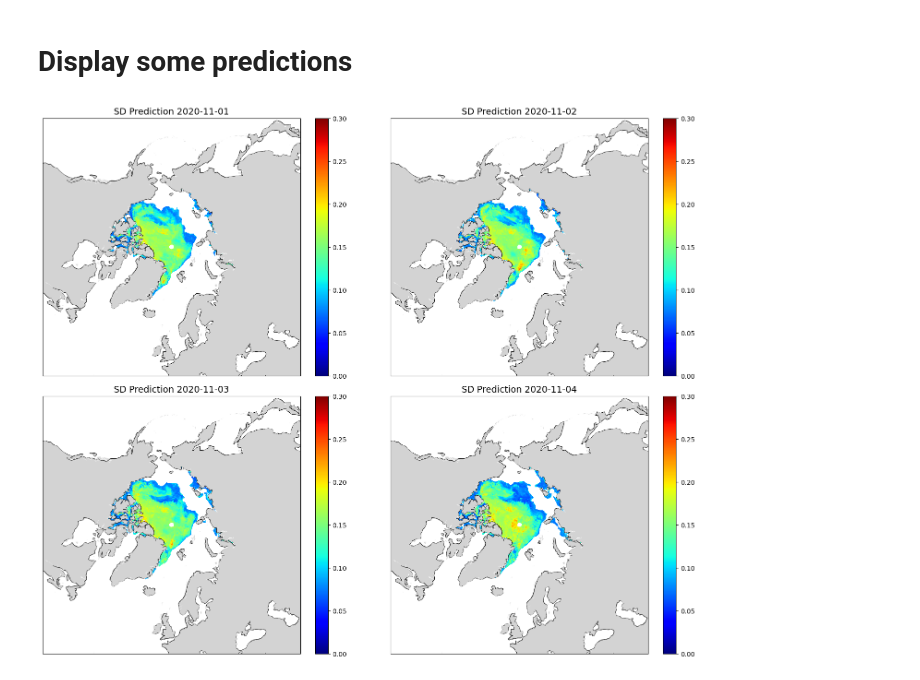
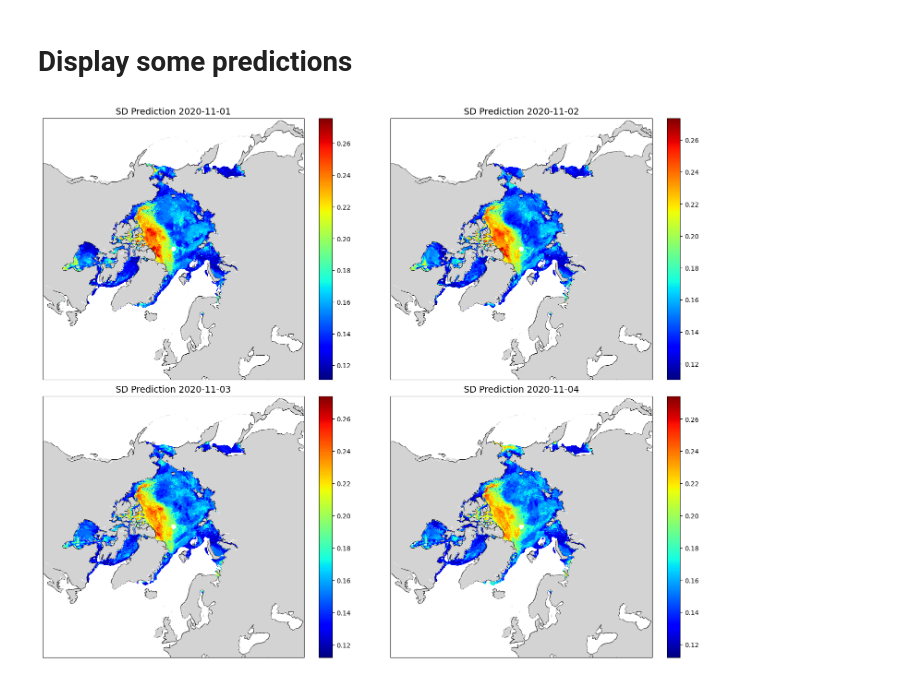
Before and after one commit to EHTellefsen/Arctic_Snow_Products, a Jupyter notebook: analysis/compare_model_predictions.ipynb, the cells around one changed output. Cells and saved outputs as stored; diff of their text form; code cells hidden in the pictures.

Commit message:
plotting code and evaluations of models

```diff
--- a/analysis/compare_model_predictions.ipynb
+++ b/analysis/compare_model_predictions.ipynb
@@ -36,15 +36,15 @@ for file in sd_files:
 # %% [markdown]
 # Display some predictions
 # %%
-files = sd_df['filename'].tolist()[:4]
+files = sd_df['filename'].tolist()[4:]
 ds = xr.open_mfdataset(files)
 
 fig = plt.figure(figsize=(15,12), constrained_layout=True)
 for i, file in enumerate(files):
-    ax = sp.polar_pcolormesh(fig, (2,2,i+1),x=ds['x'][::4], y=ds['y'][::4], val=ds['sd'].isel(time=i)[::4,::4], cmap='jet', vmin=0, vmax=0.3, cbar_kwargs={})
+    ax = sp.polar_pcolormesh(fig, (2,2,i+1),x=ds['x'][::4], y=ds['y'][::4], val=ds['sd'].isel(time=i)[::4,::4], cmap='jet', cbar_kwargs={})
     ax.set_title(f'SD Prediction {sd_df.iloc[i]["date"]}', fontsize=14)
 # %% [output]
-[figure, old version]
+[figure, new version]
 # %%
 ds = ds.isel(time=0)
 # %%
```
Also changed, not shown: parts of 1 cell of this notebook, 8 other files.
